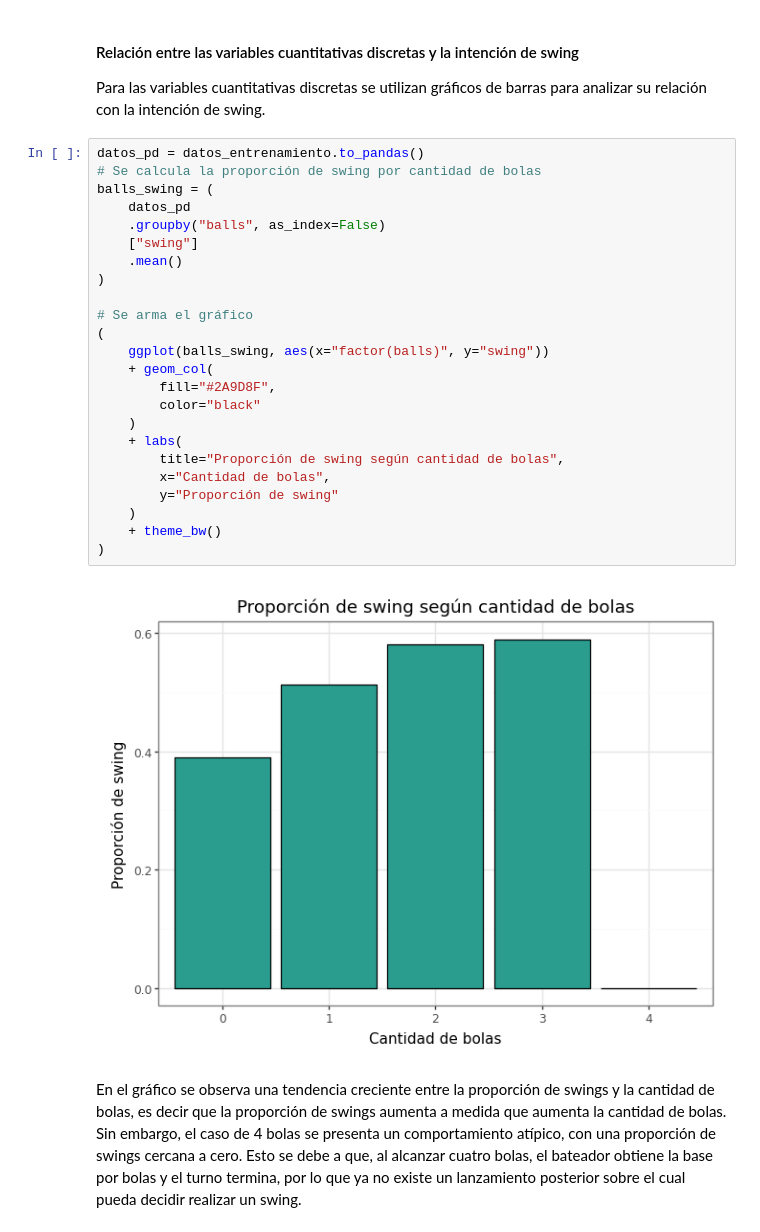
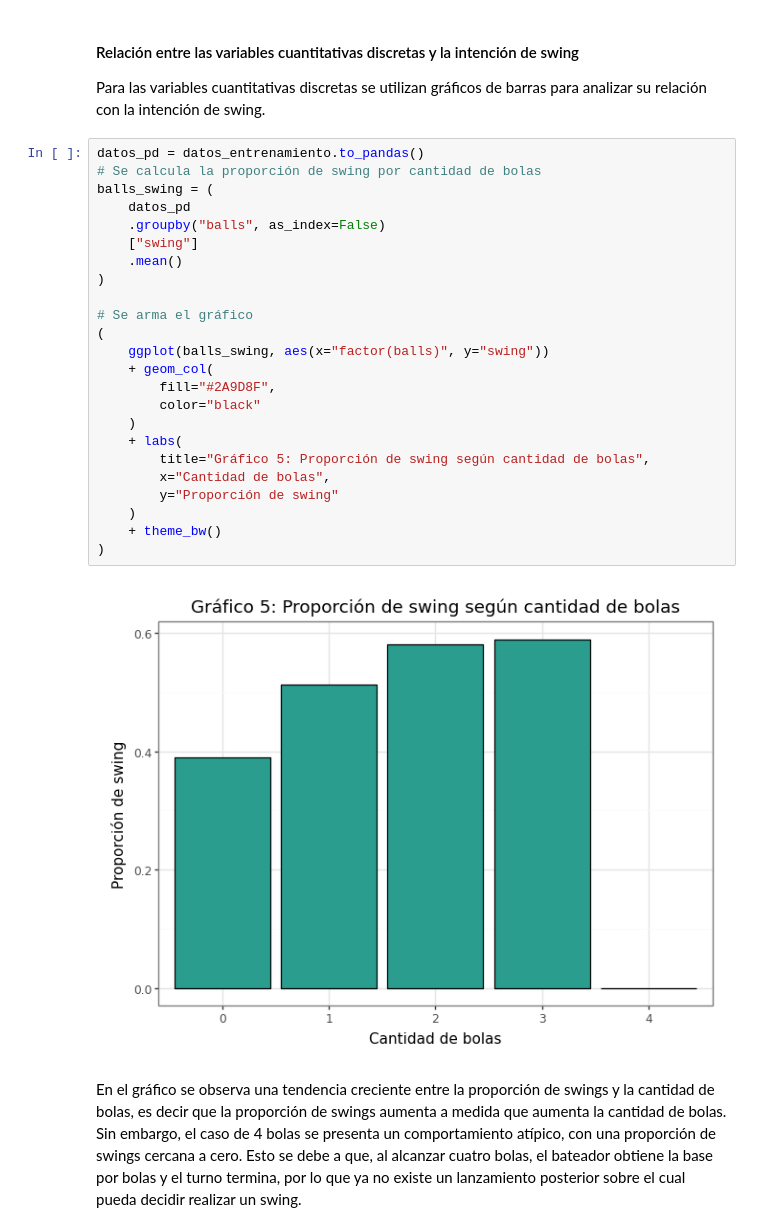
Before and after one commit to Prisfenoy/TP2_python, a Jupyter notebook: notebooks/04_Selección_de_variables.ipynb, the cells around one changed output. Drawn from its saved outputs; the diff is of its cells as text.

```diff
--- a/notebooks/04_Selección_de_variables.ipynb
+++ b/notebooks/04_Selección_de_variables.ipynb
@@ -229,29 +229,29 @@ Para las variables cuantitativas discretas se utilizan gráficos de barras para
 # %%
 datos_pd = datos_entrenamiento.to_pandas()
 # Se calcula la proporción de swing por cantidad de bolas
 balls_swing = (
     datos_pd
     .groupby("balls", as_index=False)
     ["swing"]
     .mean()
 )
 
 # Se arma el gráfico
 (
     ggplot(balls_swing, aes(x="factor(balls)", y="swing"))
     + geom_col(
         fill="#2A9D8F",
         color="black"
     )
     + labs(
-        title="Proporción de swing según cantidad de bolas",
+        title="Gráfico 5: Proporción de swing según cantidad de bolas",
         x="Cantidad de bolas",
         y="Proporción de swing"
     )
     + theme_bw()
 )
 # %% [output]
-[figure, old version]
+[figure, new version]
 # %% [markdown]
 En el gráfico se observa una tendencia creciente entre la proporción de swings y la cantidad de bolas, es decir que la proporción de swings aumenta a medida que aumenta la cantidad de bolas. Sin embargo, el caso de 4 bolas se presenta un comportamiento atípico, con una proporción de swings cercana a cero. Esto se debe a que, al alcanzar cuatro bolas, el bateador obtiene la base por bolas y el turno termina, por lo que ya no existe un lanzamiento posterior sobre el cual pueda decidir realizar un swing.
 # %%
```
Also changed, not shown: parts of 25 cells of this notebook, 3 other files.
